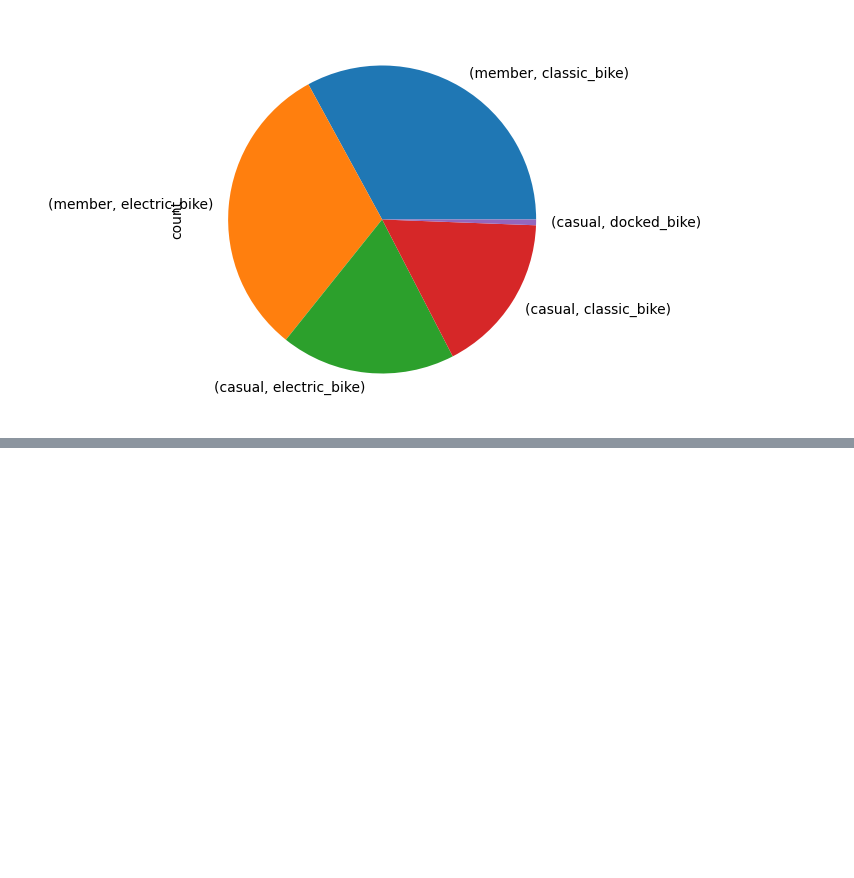
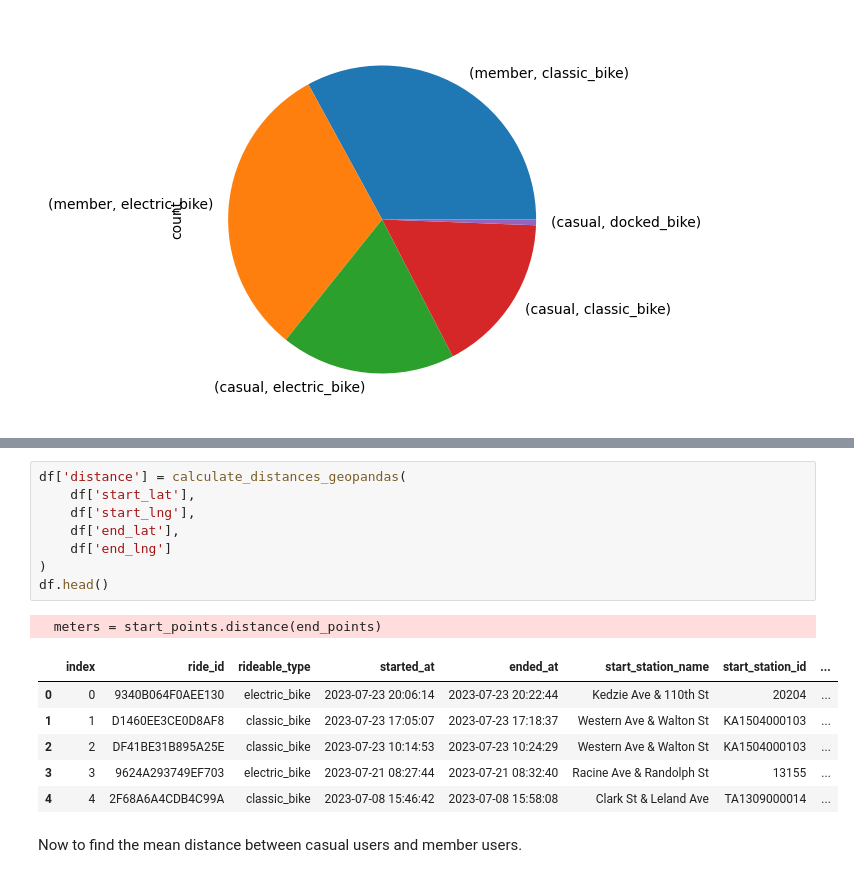
Before and after one commit to ematta/cyclistic, a Jupyter notebook: cyclists.ipynb, the cells around one changed output, grey strips where cells are left out. Saved outputs shown, nothing was run; the diff lists cells and outputs as text; blank space fills up the shorter version.

```diff
--- a/cyclists.ipynb
+++ b/cyclists.ipynb
@@ -141,0 +212,18 @@ plot = manual_casual_bike.plot.pie(subplots=True, figsize=(5, 5))
+# %%
+df['distance'] = calculate_distances_geopandas(
+    df['start_lat'],
+    df['start_lng'],
+    df['end_lat'],
+    df['end_lng']
+)
+df.head()
+# %% [output]
+  meters = start_points.distance(end_points)
+|  | index | ride_id | rideable_type | started_at | ended_at | start_station_name | start_station_id | ... |
+| 0 | 0 | 9340B064F0AEE130 | electric_bike | 2023-07-23 20:06:14 | 2023-07-23 20:22:44 | Kedzie Ave & 110th St | 20204 | ... |
+| 1 | 1 | D1460EE3CE0D8AF8 | classic_bike | 2023-07-23 17:05:07 | 2023-07-23 17:18:37 | Western Ave & Walton St | KA1504000103 | ... |
+| 2 | 2 | DF41BE31B895A25E | classic_bike | 2023-07-23 10:14:53 | 2023-07-23 10:24:29 | Western Ave & Walton St | KA1504000103 | ... |
+| 3 | 3 | 9624A293749EF703 | electric_bike | 2023-07-21 08:27:44 | 2023-07-21 08:32:40 | Racine Ave & Randolph St | 13155 | ... |
+| 4 | 4 | 2F68A6A4CDB4C99A | classic_bike | 2023-07-08 15:46:42 | 2023-07-08 15:58:08 | Clark St & Leland Ave | TA1309000014 | ... |
+# %% [markdown]
+Now to find the mean distance between casual users and member users.
```
Also changed, not shown: parts of 12 cells of this notebook.
